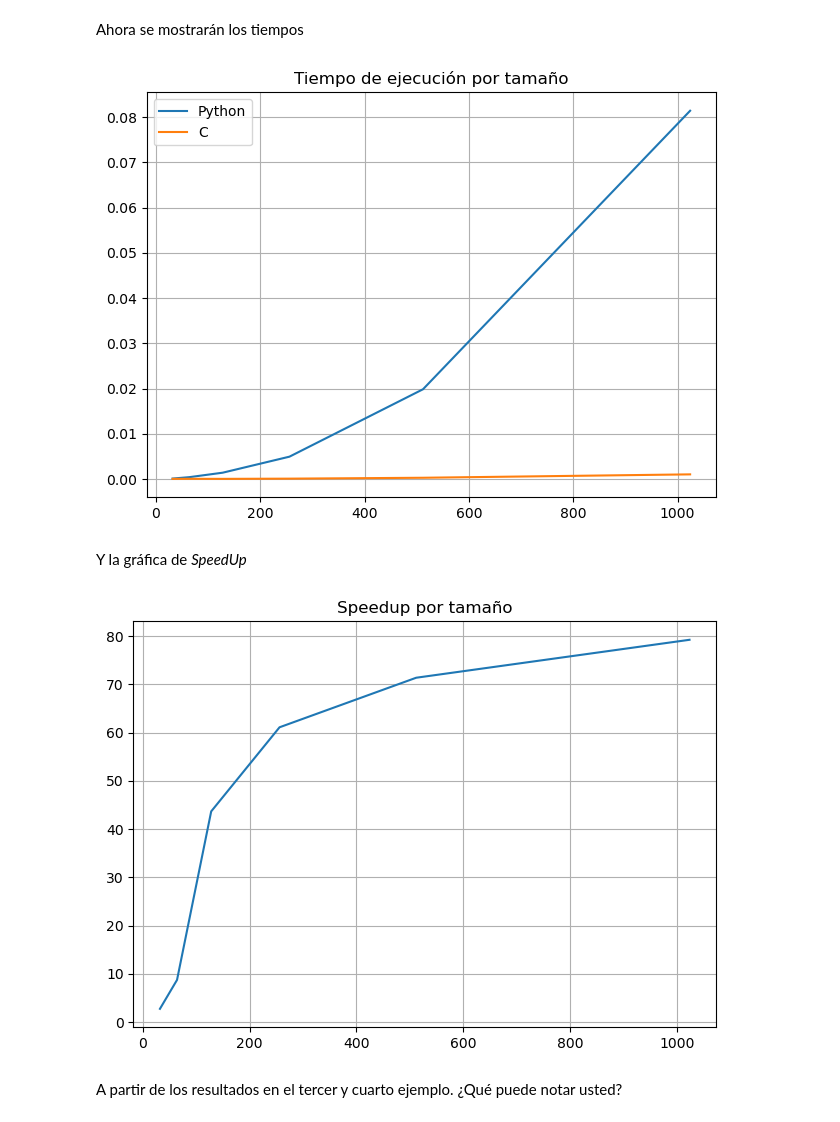
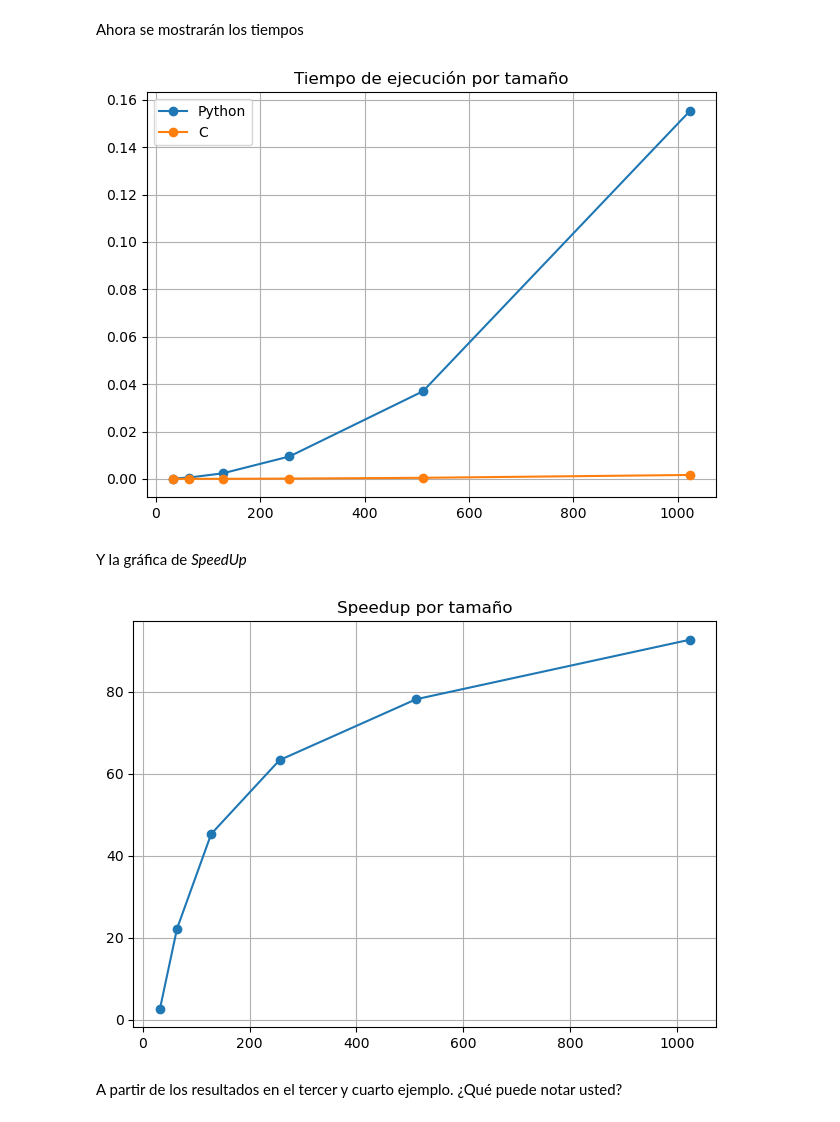
Before and after one commit to stefano-sosac/arquitectura-de-computadoras, a Jupyter notebook: ctypes_timing/python-ctypes-y-mediciones.ipynb, the cells around one changed output. Drawn from its saved outputs; the diff is of its cells as text; code cells hidden in the pictures.

```diff
--- a/ctypes_timing/python-ctypes-y-mediciones.ipynb
+++ b/ctypes_timing/python-ctypes-y-mediciones.ipynb
@@ -669,22 +669,22 @@ for tam in tams:
 # %% [markdown]
 Ahora se mostrarán los tiempos
 # %%
-plt.plot(tams, t_py, label='Python')
-plt.plot(tams, t_c, label='C')
+plt.plot(tams, t_py_2, '-o', label='Python')
+plt.plot(tams, t_c_2, '-o', label='C')
 plt.legend()
 plt.grid(True)
 plt.title('Tiempo de ejecución por tamaño')
 plt.tight_layout()
 # %% [output]
-[figure, old version]
+[figure, new version]
 # %% [markdown]
 Y la gráfica de *SpeedUp*
 # %%
-plt.plot(tams, numpy.asarray(t_py)/numpy.asarray(t_c))
+plt.plot(tams, numpy.asarray(t_py_2)/numpy.asarray(t_c_2), '-o')
 plt.grid(True)
 plt.title('Speedup por tamaño')
 plt.tight_layout()
 # %% [output]
-[figure, old version]
+[figure, new version]
 # %% [markdown]
 A partir de los resultados en el tercer y cuarto ejemplo. ¿Qué puede notar usted?
```
Also changed, not shown: parts of 9 cells of this notebook.
